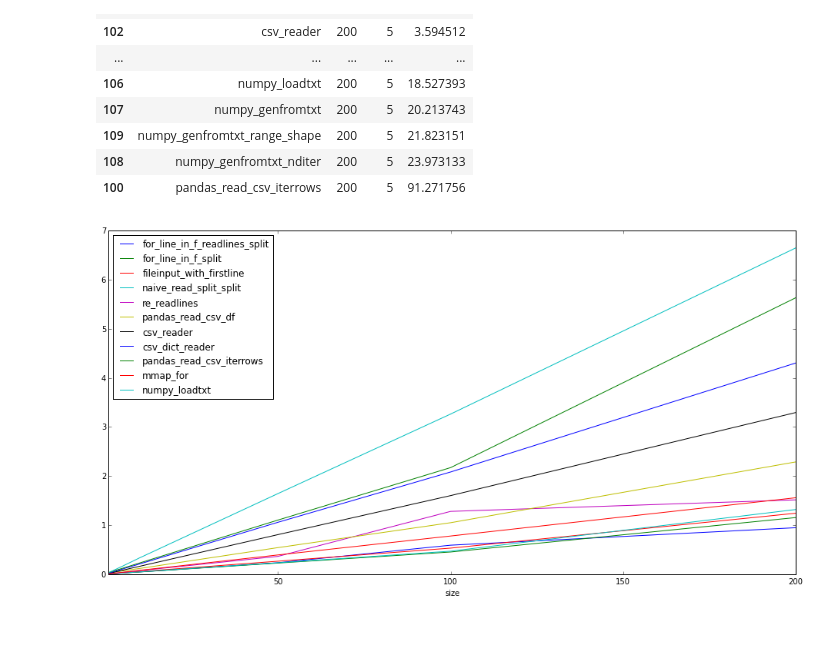
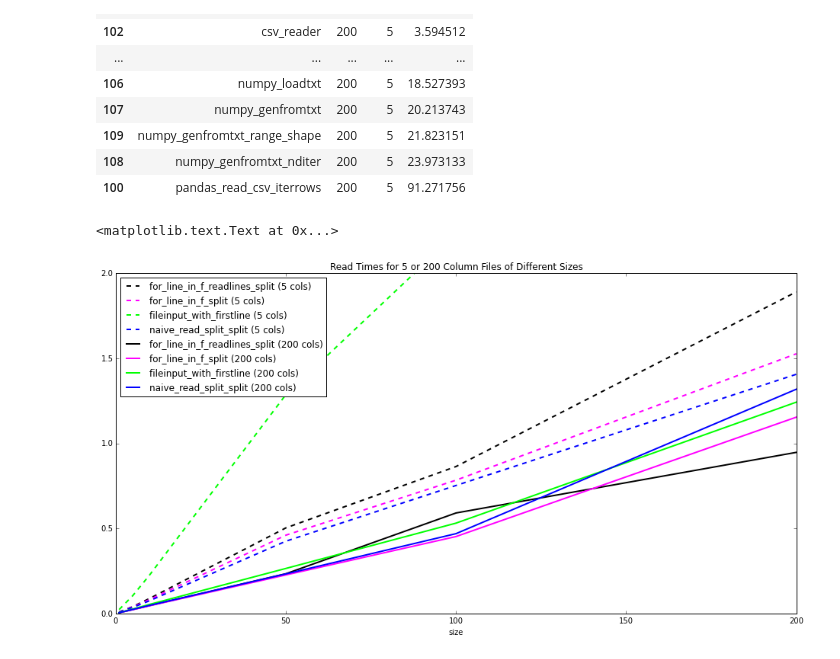
Before and after one commit to john-science/data_science_by_example, a Jupyter notebook: examples/6_reading_csv/read_csv_timing_analysis.ipynb, the cells around one changed output. Cells and saved outputs as stored; diff of their text form; code cells hidden in the pictures; blank space fills up the shorter version.

Commit message:
improved plots

```diff
--- a/examples/6_reading_csv/read_csv_timing_analysis.ipynb
+++ b/examples/6_reading_csv/read_csv_timing_analysis.ipynb
@@ -93,24 +93,31 @@ data[data['cols'] == 5][data['size'] == 200].sort('time')
 # %%
 ''' Let's ignore several of the really slow functions (like genfromtxt),
     and and the duplicates (like the extra "with" versions).
 '''
-
-FUNCTS = ['for_line_in_f_readlines_split', 'for_line_in_f_split', 'fileinput_with_firstline',
-          'naive_read_split_split', 're_readlines', 'pandas_read_csv_df', 'csv_reader',
-          'csv_dict_reader', 'pandas_read_csv_iterrows', 'mmap_for', 'numpy_loadtxt']
+FUNCTS = ['for_line_in_f_readlines_split',
+          'for_line_in_f_split', 'fileinput_with_firstline', 'naive_read_split_split']
+COLORS = ['#000000', '#FF00FF', '#00FF00', '#0000FF', '#00FFFF', '#FFFF00', '#00FF00', '#0000FF']
+STYLES = ['-', '-.', '--', ':', 'h', '--']
 
 # Let's just make a quick extremum plot for only the functions that are doing well.
 
 fig, ax = plt.subplots(1, 1, figsize=(16, 8))
-for f in FUNCTS:
-    data[data['cols'] == 200][data['function'] == f].groupby('function').plot(x='size', y='time', ax=ax, label=f)
-    #plt.legend(data['function'], loc='upper left')
-    #break
-
-
-#data[data['cols'] == 200][data['function'].isin(FUNCTS)].groupby('function').plot(x='size', y='time', ax=ax)
-#plt.legend(data['function'], loc='upper left')
-#plt.ylim((0, 5))
-#plt.title('Read Times for 200 MB Files of Different Sizes')
+for i in range(len(FUNCTS)):
+    data[data['cols'] == 5][data['function'] == FUNCTS[i]].plot(x='size', y='time', ax=ax,
+                                                                  label=FUNCTS[i] + ' (5 cols)',
+                                                                  color=COLORS[i],
+                                                                  linewidth=2,
+                                                                  linestyle='--')
+for i in range(len(FUNCTS)):
+    data[data['cols'] == 200][data['function'] == FUNCTS[i]].plot(x='size', y='time', ax=ax,
+                                                                  label=FUNCTS[i] + ' (200 cols)',
+                                                                  color=COLORS[i],
+                                                                  linewidth=2,
+                                                                  linestyle='-')
+plt.xlim((0, 200))
+plt.ylim((0, 2))
+plt.legend(loc='upper left')
+plt.title('Read Times for 5 or 200 Column Files of Different Sizes')
 # %% [output]
+<matplotlib.text.Text at 0x...>
-[figure, old version]
+[figure, new version]
```
Also changed, not shown: parts of 1 cell of this notebook.
